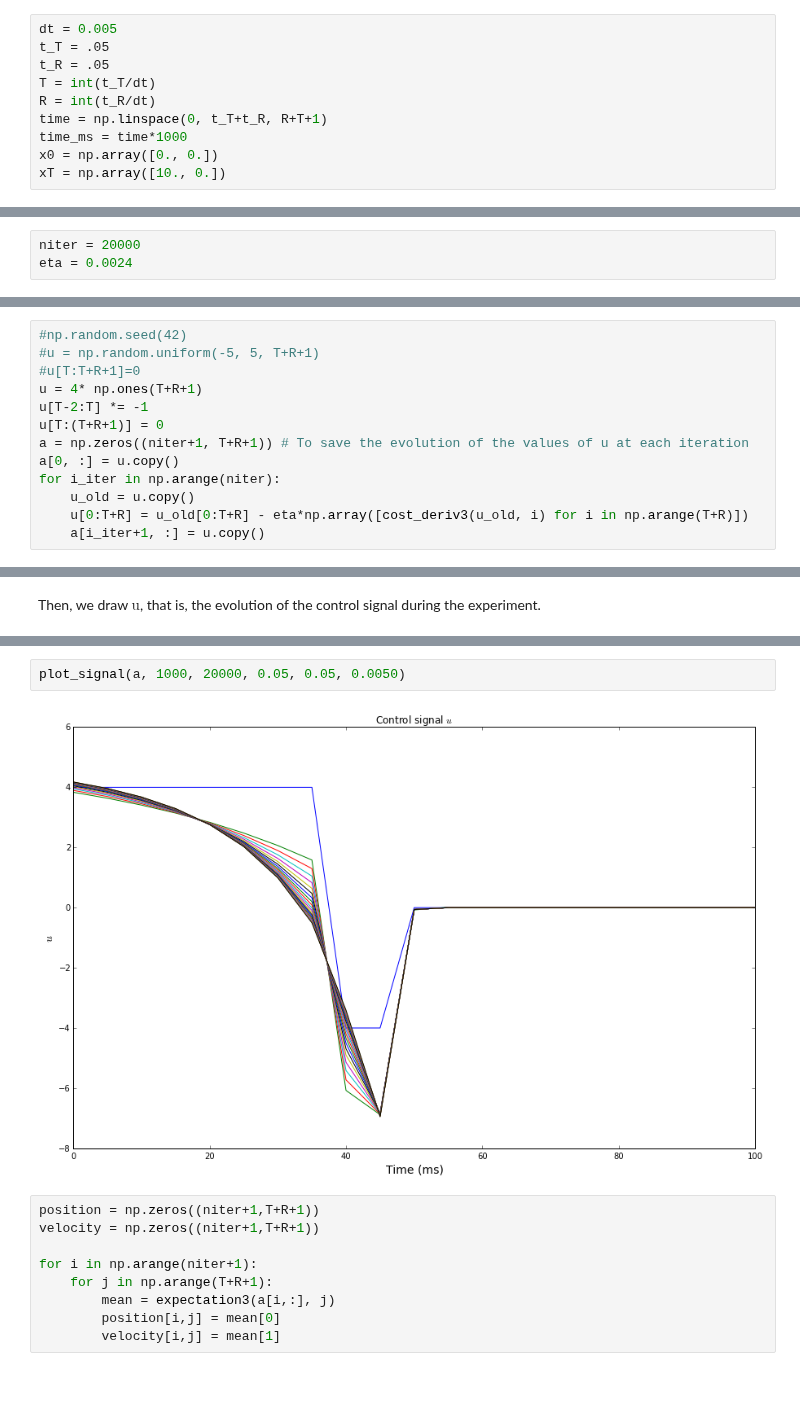
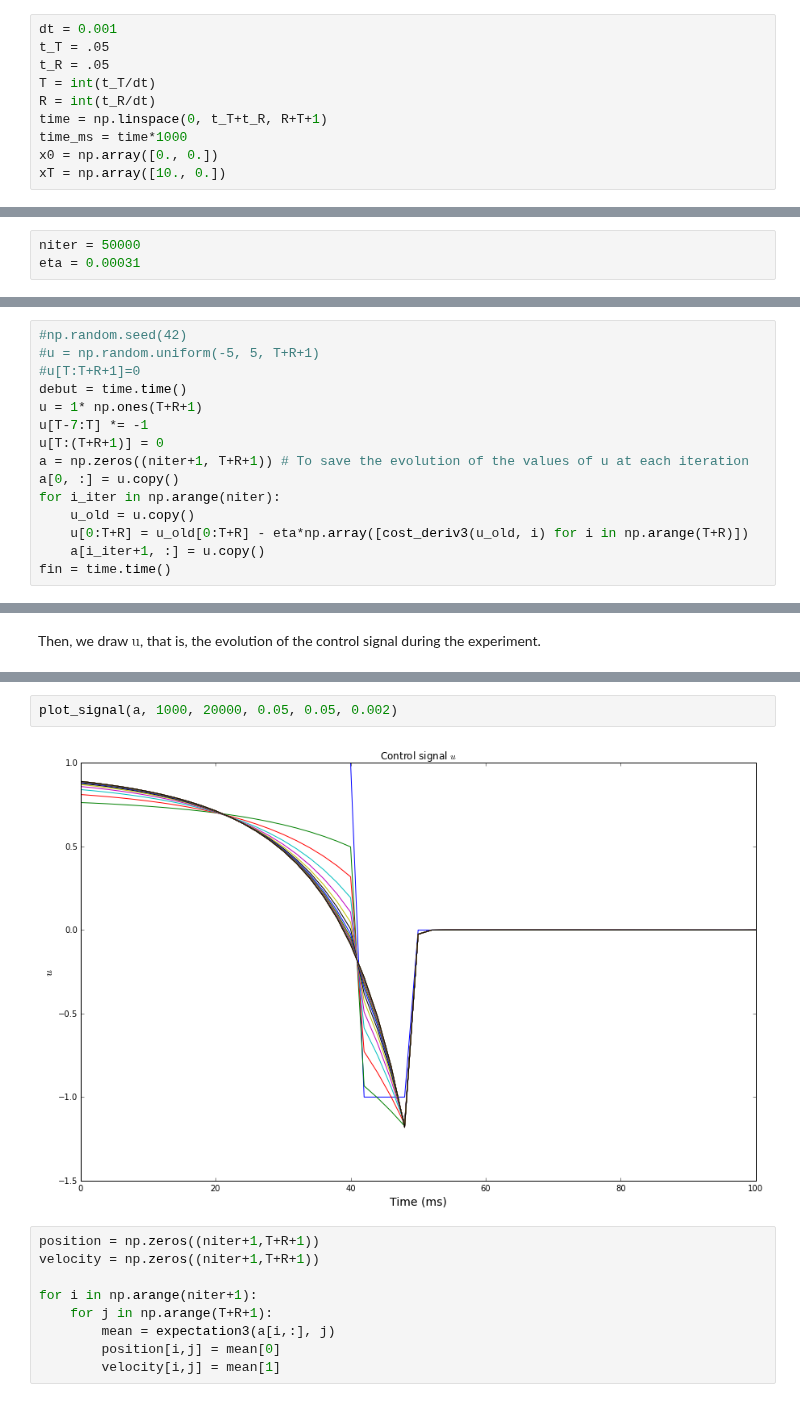
Before and after one commit to AnaideT/OptimalPrecision, a Jupyter notebook: 2017-06-01 Optimal trajectories by the minimum-variance theory.ipynb, the cells around one changed output, grey strips where cells are left out. Cells and saved outputs as stored; diff of their text form.

```diff
--- a/2017-06-01 Optimal trajectories by the minimum-variance theory.ipynb
+++ b/2017-06-01 Optimal trajectories by the minimum-variance theory.ipynb
@@ -35,5 +22,5 @@ TODO: apply on aSPEM / generalized coordinates / include delays
 # %%
-dt = 0.005
+dt = 0.001
 t_T = .05
 t_R = .05
 T = int(t_T/dt)
@@ -355,5 +338,5 @@ cost_deriv3(utest,0)
 # %% [markdown]
 We choose the number of iterations of the process and the stepsize $\eta$ of the gradient descent.
 # %%
-niter = 20000
-eta = 0.0024
+niter = 50000
+eta = 0.00031
@@ -361,8 +346,9 @@ eta = 0.0024
 #np.random.seed(42)
 #u = np.random.uniform(-5, 5, T+R+1)
 #u[T:T+R+1]=0
-u = 4* np.ones(T+R+1)
-u[T-2:T] *= -1
+debut = time.time()
+u = 1* np.ones(T+R+1)
+u[T-7:T] *= -1
 u[T:(T+R+1)] = 0
 a = np.zeros((niter+1, T+R+1)) # To save the evolution of the values of u at each iteration
 a[0, :] = u.copy()
@@ -370,3 +356,4 @@ for i_iter in np.arange(niter):
     u_old = u.copy()
     u[0:T+R] = u_old[0:T+R] - eta*np.array([cost_deriv3(u_old, i) for i in np.arange(T+R)])
     a[i_iter+1, :] = u.copy()
+fin = time.time()
@@ -400,7 +404,7 @@ plt.plot(a[0,:])
 # %%
-plot_signal(a, 1000, 20000, 0.05, 0.05, 0.0050)
+plot_signal(a, 1000, 20000, 0.05, 0.05, 0.002)
 # %% [output]
-[figure, old version]
+[figure, new version]
 # %%
 position = np.zeros((niter+1,T+R+1))
 velocity = np.zeros((niter+1,T+R+1))
```
Also changed, not shown: parts of 24 cells of this notebook, 6 other files.
